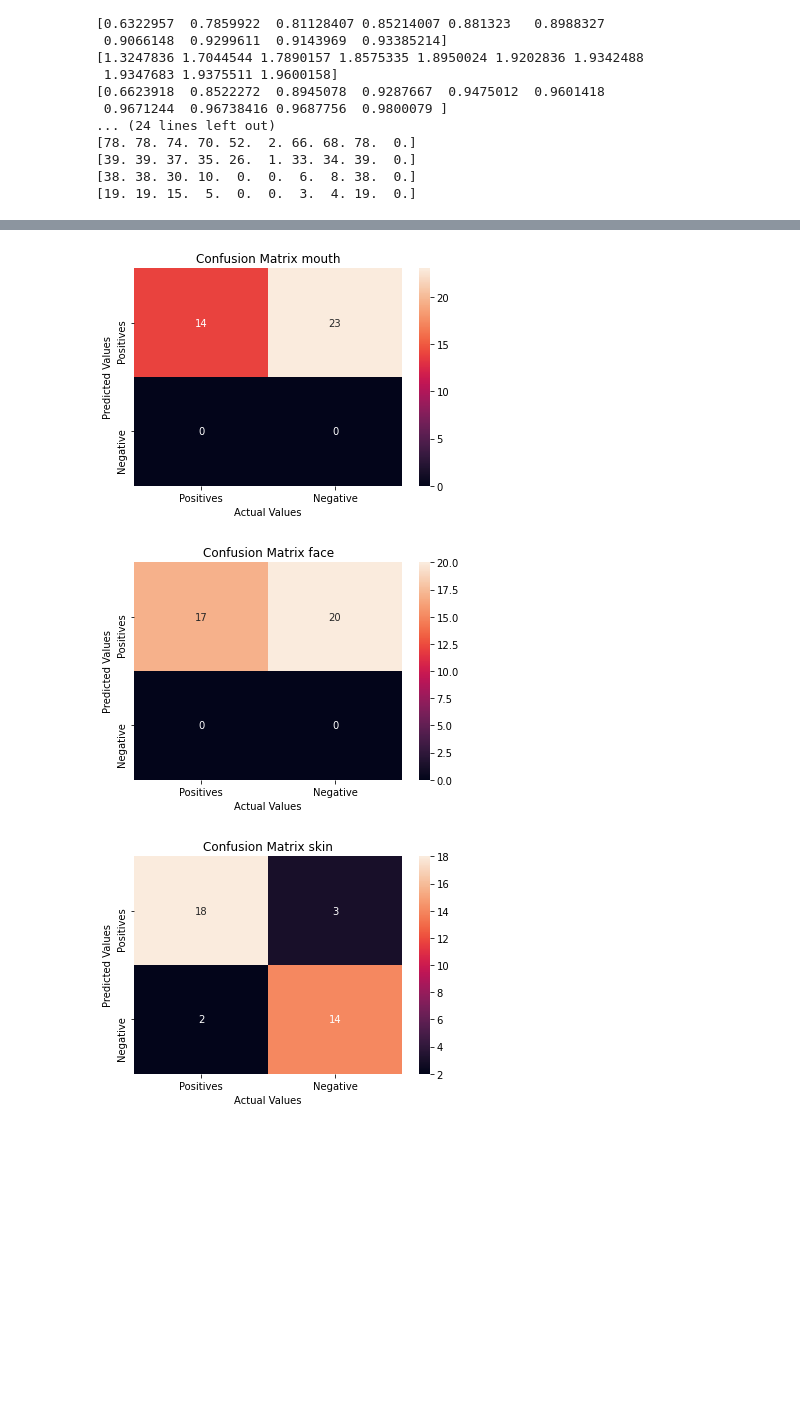
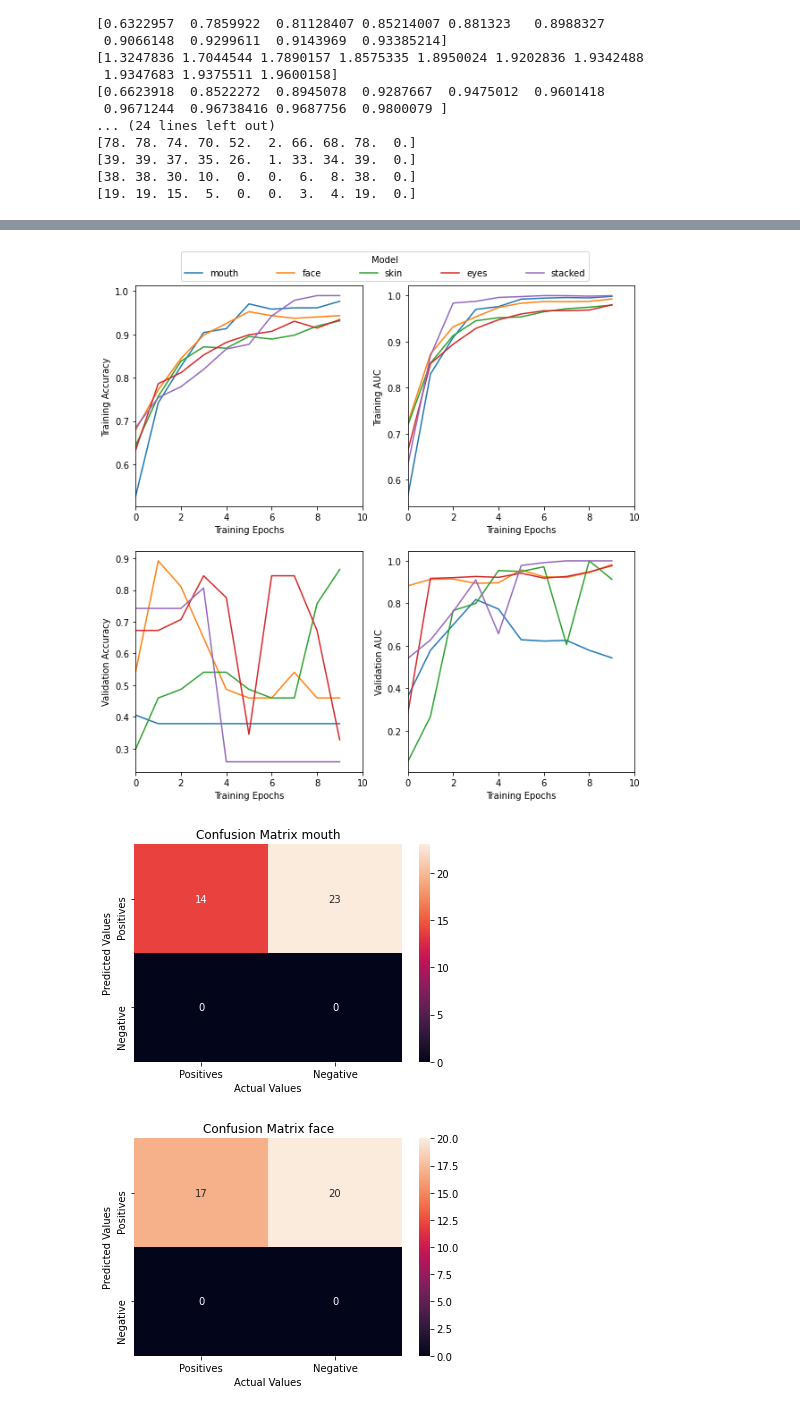
Before and after one commit to vandrw/ICU_Augment_and_Detect, a Jupyter notebook: categorization/make_plots.ipynb, the cells around one changed output, grey strips where cells are left out. Cells and saved outputs as stored; diff of their text form; code cells hidden in the pictures; blank space fills up the shorter version.

Commit message:
removed random data sets, changed matrix plotting

```diff
--- a/categorization/make_plots.ipynb
+++ b/categorization/make_plots.ipynb
@@ -157,7 +161,7 @@ print(all_histories["eyes"]["false_negatives"])
 # %%
-# plot_all_auc_acc(all_histories)
+plot_all_auc_acc(all_histories)
 plot_confusion_matrix(all_histories)
 # %% [output]
-[figure, old version]
+[figure, new version]
-[figure, old version]
+[figure, new version]
-[figure, old version]
+[figure, new version]
```
Also changed, not shown: parts of 4 cells of this notebook, 2 other files.
